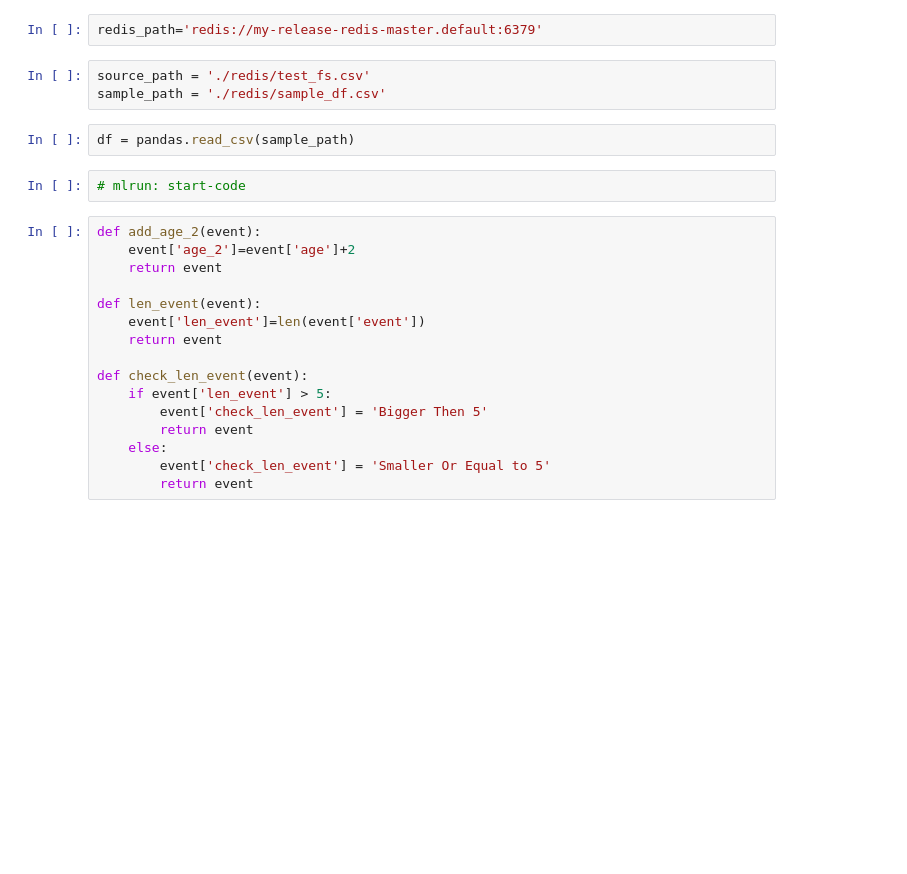
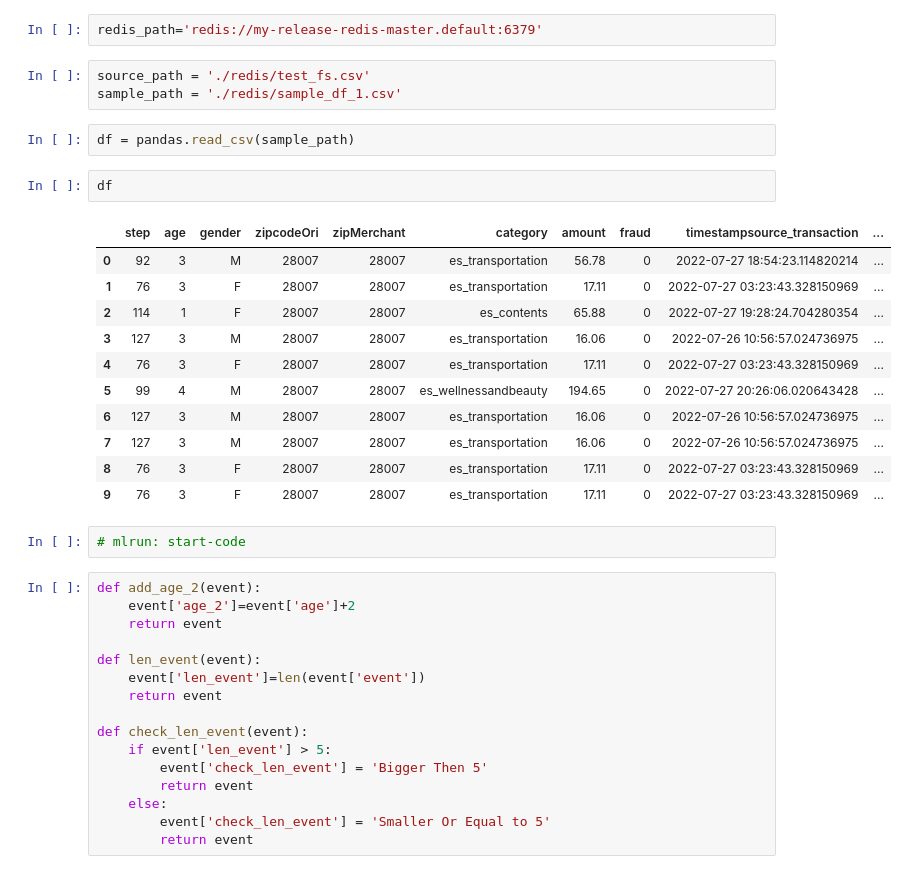
Before and after one commit to GiladShapira94/CE-Testing, a Jupyter notebook: Redis.ipynb, the cells around one changed output. Cells and saved outputs as stored; diff of their text form; blank space fills up the shorter version.

```diff
--- a/Redis.ipynb
+++ b/Redis.ipynb
@@ -14,9 +15,23 @@ project = mlrun.get_or_create_project(name='redis',user_project=True,context='./
 redis_path='redis://my-release-redis-master.default:6379'
 # %%
 source_path = './redis/test_fs.csv'
-sample_path = './redis/sample_df.csv'
+sample_path = './redis/sample_df_1.csv'
 # %%
 df = pandas.read_csv(sample_path)
+# %%
+df
+# %% [output]
+|  | step | age | gender | zipcodeOri | zipMerchant | category | amount | fraud | timestampsource_transaction | ... |
+| 0 | 92 | 3 | M | 28007 | 28007 | es_transportation | 56.78 | 0 | 2022-07-27 18:54:23.114820214 | ... |
+| 1 | 76 | 3 | F | 28007 | 28007 | es_transportation | 17.11 | 0 | 2022-07-27 03:23:43.328150969 | ... |
+| 2 | 114 | 1 | F | 28007 | 28007 | es_contents | 65.88 | 0 | 2022-07-27 19:28:24.704280354 | ... |
+| 3 | 127 | 3 | M | 28007 | 28007 | es_transportation | 16.06 | 0 | 2022-07-26 10:56:57.024736975 | ... |
+| 4 | 76 | 3 | F | 28007 | 28007 | es_transportation | 17.11 | 0 | 2022-07-27 03:23:43.328150969 | ... |
+| 5 | 99 | 4 | M | 28007 | 28007 | es_wellnessandbeauty | 194.65 | 0 | 2022-07-27 20:26:06.020643428 | ... |
+| 6 | 127 | 3 | M | 28007 | 28007 | es_transportation | 16.06 | 0 | 2022-07-26 10:56:57.024736975 | ... |
+| 7 | 127 | 3 | M | 28007 | 28007 | es_transportation | 16.06 | 0 | 2022-07-26 10:56:57.024736975 | ... |
+| 8 | 76 | 3 | F | 28007 | 28007 | es_transportation | 17.11 | 0 | 2022-07-27 03:23:43.328150969 | ... |
+| 9 | 76 | 3 | F | 28007 | 28007 | es_transportation | 17.11 | 0 | 2022-07-27 03:23:43.328150969 | ... |
 # %%
 # mlrun: start-code
 # %%
```
Also changed, not shown: parts of 16 cells of this notebook, 3 other files.
